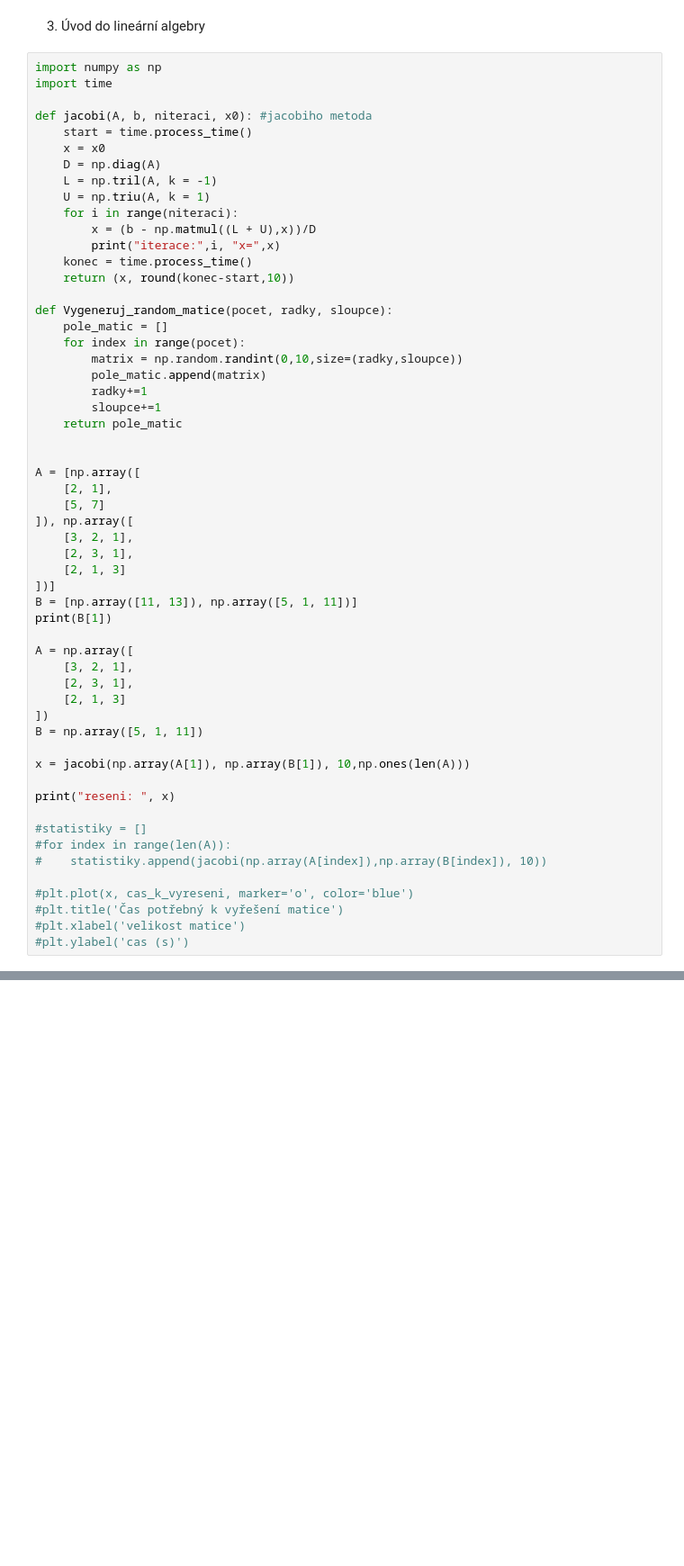
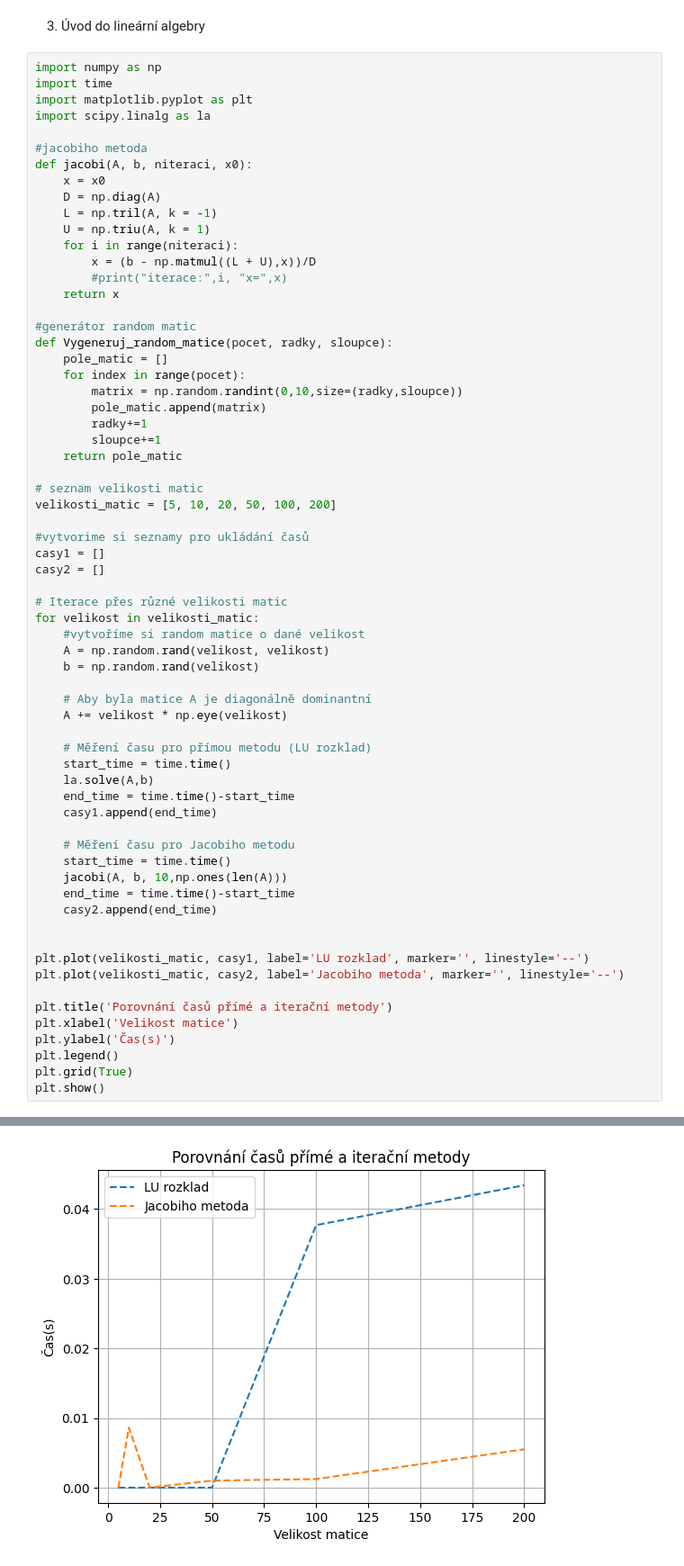
Before and after one commit to imang212/MSW-zapocet, a Jupyter notebook: ukol3.ipynb, the cells around one changed output, grey strips where cells are left out. Shown at 90% size. Drawn from its saved outputs; the diff is of its cells as text; blank space fills up the shorter version.

```diff
--- a/ukol3.ipynb
+++ b/ukol3.ipynb
@@ -3,19 +3,21 @@
 # %%
 import numpy as np
 import time
+import matplotlib.pyplot as plt
+import scipy.linalg as la
 
-def jacobi(A, b, niteraci, x0): #jacobiho metoda
-    start = time.process_time()
+#jacobiho metoda
+def jacobi(A, b, niteraci, x0):
     x = x0
     D = np.diag(A)
     L = np.tril(A, k = -1)
     U = np.triu(A, k = 1)
     for i in range(niteraci):
         x = (b - np.matmul((L + U),x))/D
-        print("iterace:",i, "x=",x)
-    konec = time.process_time()
-    return (x, round(konec-start,10))
+        #print("iterace:",i, "x=",x)
+    return x
 
+#generátor random matic
 def Vygeneruj_random_matice(pocet, radky, sloupce):
     pole_matic = []
     for index in range(pocet):
@@ -25,35 +27,42 @@ def Vygeneruj_random_matice(pocet, radky, sloupce):
         sloupce+=1
     return pole_matic
 
+# seznam velikosti matic
+velikosti_matic = [5, 10, 20, 50, 100, 200]
 
-A = [np.array([
-    [2, 1],
-    [5, 7]
-]), np.array([
-    [3, 2, 1],
-    [2, 3, 1],
-    [2, 1, 3]
-])]
-B = [np.array([11, 13]), np.array([5, 1, 11])]
-print(B[1])
+#vytvorime si seznamy pro ukládání časů
+casy1 = []
+casy2 = []
 
-A = np.array([
-    [3, 2, 1],
-    [2, 3, 1],
-    [2, 1, 3]
-])
-B = np.array([5, 1, 11])
+# Iterace přes různé velikosti matic
+for velikost in velikosti_matic:
+    #vytvoříme si random matice o dané velikost
+    A = np.random.rand(velikost, velikost)
+    b = np.random.rand(velikost)
 
-x = jacobi(np.array(A[1]), np.array(B[1]), 10,np.ones(len(A)))
+    # Aby byla matice A je diagonálně dominantní
+    A += velikost * np.eye(velikost)
 
-print("reseni: ", x)
+    # Měření času pro přímou metodu (LU rozklad)
+    start_time = time.time()
+    la.solve(A,b)
+    end_time = time.time()-start_time
+    casy1.append(end_time)
 
-#statistiky = []
-#for index in range(len(A)):
-#    statistiky.append(jacobi(np.array(A[index]),np.array(B[index]), 10))
+    # Měření času pro Jacobiho metodu
+    start_time = time.time()
+    jacobi(A, b, 10,np.ones(len(A)))
+    end_time = time.time()-start_time
+    casy2.append(end_time)
 
-#plt.plot(x, cas_k_vyreseni, marker='o', color='blue')
-#plt.title('Čas potřebný k vyřešení matice')
-#plt.xlabel('velikost matice')
-#plt.ylabel('cas (s)')
+
+plt.plot(velikosti_matic, casy1, label='LU rozklad', marker='', linestyle='--')
+plt.plot(velikosti_matic, casy2, label='Jacobiho metoda', marker='', linestyle='--')
+
+plt.title('Porovnání časů přímé a iterační metody')
+plt.xlabel('Velikost matice')
+plt.ylabel('Čas(s)')
+plt.legend()
+plt.grid(True)
+plt.show()
 # %% [output]
@@ -76,0 +69 @@ reseni:  (array([[nan, nan, nan],
+[figure, added]
```
Also changed, not shown: parts of 1 cell of this notebook, 6 other files.
